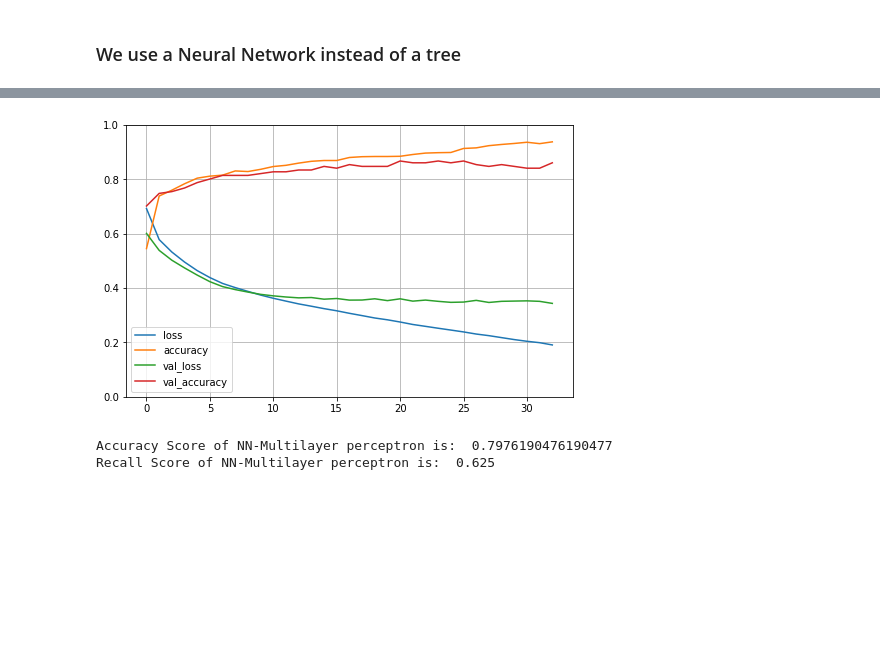
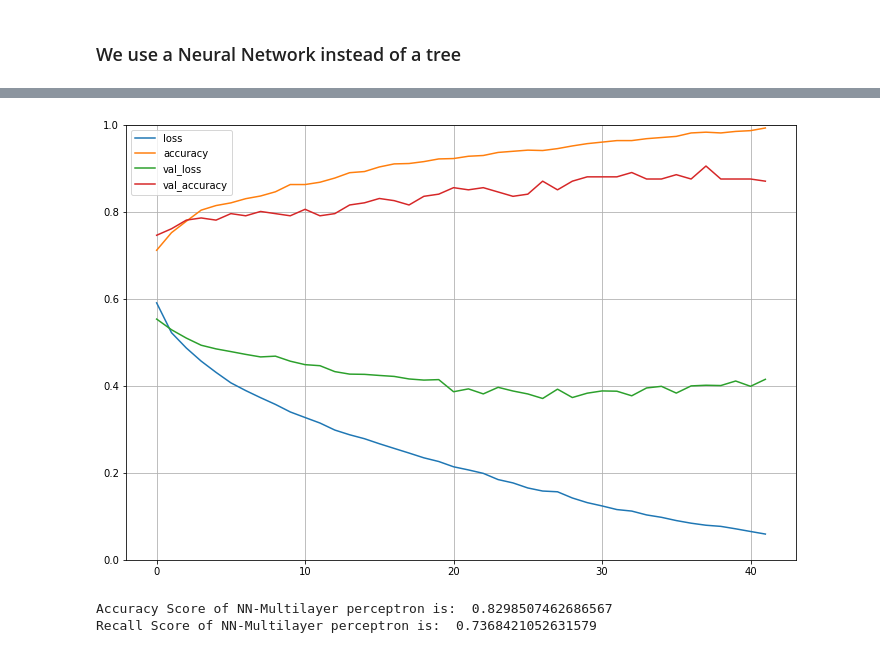
Before and after one commit to qSergio/Intro2ML, a Jupyter notebook: Session4/NNandDeepLearning.ipynb, the cells around one changed output, grey strips where cells are left out. Drawn from its saved outputs; the diff is of its cells as text; code cells hidden in the pictures; blank space fills up the shorter version.

Commit message:
Better scoreing for NN

```diff
--- a/Session4/NNandDeepLearning.ipynb
+++ b/Session4/NNandDeepLearning.ipynb
@@ -275,7 +275,7 @@ x_train, x_test, y_train, y_test = train_test_split(x,y,
 # %%
 X_tr, x_test, y_tr, y_test = train_test_split(x, y,
-        train_size=0.9,
-        test_size=0.1,
+        train_size=0.8,
+        test_size=0.2,
         # random but same for all run
         random_state=2021,
         # keep same proportion of 'targets'
@@ -283,8 +283,8 @@ X_tr, x_test, y_tr, y_test = train_test_split(x, y,
     )
 
 x_train, x_val, y_train, y_val = train_test_split(X_tr, y_tr,
-        train_size=0.9,
-        test_size=0.1,
+        train_size=0.85,
+        test_size=0.15,
         random_state=2021,
         stratify=y_tr
     )
@@ -388,10 +388,9 @@ X_val_sc = scaler.transform(x_val)
 X_test_sc = scaler.transform(x_test)
 # %%
 model = keras.models.Sequential([
-    #keras.layers.Flatten(input_shape=[28, 28]),
     keras.layers.Dense(28, activation="relu"),
-    keras.layers.Dense(14, activation="relu"),
-    keras.layers.Dense(28, activation="relu"),
+    keras.layers.Dense(56, activation="elu"),
+    keras.layers.Dense(20, activation="relu"),
     keras.layers.Dense(1, activation="sigmoid")
 ])
 # %%
@@ -401,14 +400,15 @@ model.compile(loss="binary_crossentropy",
               metrics=["accuracy"])
 # %%
 history = model.fit(X_train_sc, y_train,
-                    epochs=120,
+                    epochs=100,
                     shuffle=True,
                     #validation_split=0.15,
                     validation_data=(X_val_sc, y_val),
                     verbose=0,
-                    callbacks=[EarlyStopping(monitor='val_accuracy',
-                                                patience=15, min_delta=0.0001,
-                                               restore_best_weights=True)]
+                    callbacks=[EarlyStopping(monitor='val_loss',
+                                             patience=15,
+                                             min_delta=0.0001,
+                                             restore_best_weights=True)]
                    )
 # %%
 model.summary()
@@ -430,15 +445,15 @@ _________________________________________________________________
 # %%
-pd.DataFrame(history.history).plot(figsize=(8, 5))
+pd.DataFrame(history.history).plot(figsize=(12, 8))
 plt.grid(True)
 plt.gca().set_ylim(0, 1) # set the vertical range to [0-1]
 plt.show()
 # %% [output]
-[figure, old version]
+[figure, new version]
 # %%
 #model.predict(x_test)
 # %%
 # We can change the scaled variables
-y_pred = (model.predict(X_test_sc) > 0.5).astype("int32")#
+y_pred = (model.predict(X_test_sc) > 0.41).astype("int32")#
 
 
 accuracies['NN-Multilayer perceptron'] = accuracy_score( y_test, y_pred)
@@ -448,8 +463,8 @@ recall['Democratic Classifier'] = metrics.recall_score(y_test,y_pred)
 print('Accuracy Score of NN-Multilayer perceptron is: ', accuracy_score(y_test, y_pred))
 print('Recall Score of NN-Multilayer perceptron is: ', metrics.recall_score(y_test, y_pred))
 # %% [output]
-Accuracy Score of NN-Multilayer perceptron is:  0.7976190476190477
-Recall Score of NN-Multilayer perceptron is:  0.625
+Accuracy Score of NN-Multilayer perceptron is:  0.8298507462686567
+Recall Score of NN-Multilayer perceptron is:  0.7368421052631579
 # %%
 cfm(y_test, y_pred)
 # %% [output]
```
Also changed, not shown: parts of 29 cells of this notebook.
